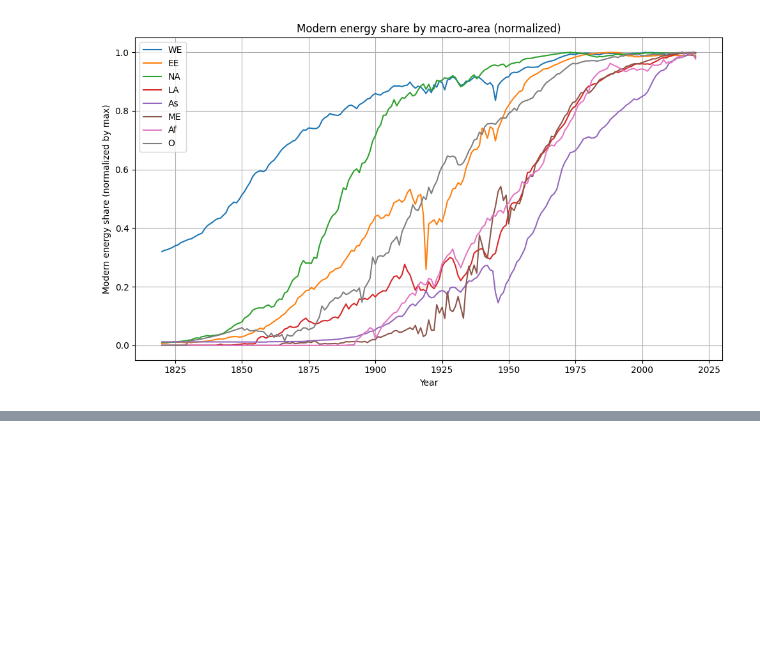
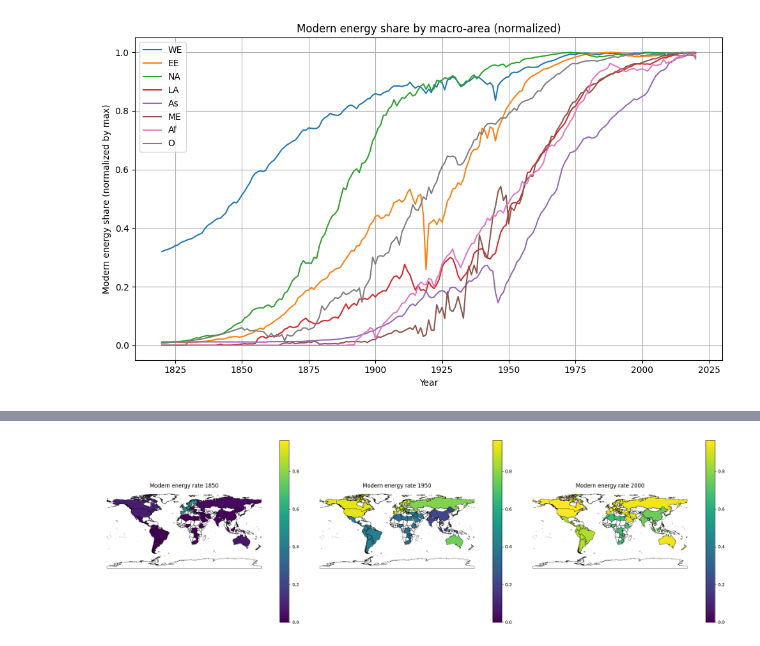
Before and after one commit to hgsl-general/2025_master_Tsuda, a Jupyter notebook: sotsuron/energy_transition_analysis/macro_data/macro_data_analysis.ipynb, the cells around one changed output, grey strips where cells are left out. Cells and saved outputs as stored; diff of their text form; code cells hidden in the pictures; blank space fills up the shorter version.

```diff
--- a/sotsuron/energy_transition_analysis/macro_data/macro_data_analysis.ipynb
+++ b/sotsuron/energy_transition_analysis/macro_data/macro_data_analysis.ipynb
@@ -241,0 +394,86 @@ plt.show()
+# %%
+import geopandas as gpd
+import matplotlib.pyplot as plt
+import unicodedata
+
+# =========================
+# 1. 国名のクリーニング
+# =========================
+def clean_name(s):
+    if not isinstance(s, str):
+        return s
+    s = unicodedata.normalize("NFKD", s)              # 上付き文字など分解
+    s = "".join(c for c in s if c.isalpha() or c in [" ", "."])
+    return s.strip()
+
+country_rate_plot = country_rate.copy()
+country_rate_plot["Country"] = country_rate_plot["Country"].apply(clean_name)
+
+# Natural Earth 側の国名に合わせる
+rename_dict = {
+    "Congo DR": "Democratic Republic of the Congo",
+    "Czechoslovakia": "Czechia",
+    "Ethiopia Eritrea": "Ethiopia",
+    "UK": "United Kingdom",
+    "USA": "United States of America",
+    "USSR": "Russia",
+    "Yugoslavia": "Serbia",
+}
+country_rate_plot["Country"] = country_rate_plot["Country"].replace(rename_dict)
+
+# =========================
+# 2. 世界地図データ読込み
+# =========================
+url = (
+    "https://naturalearth.s3.amazonaws.com/50m_cultural/"
+    "ne_50m_admin_0_countries.zip"
+)
+world = gpd.read_file(url)
+world = world.rename(columns={"ADMIN": "Country"})
+
+# （確認したければ）
+# world_names = set(world["Country"])
+# print(sorted(set(country_rate_plot["Country"]) - world_names))
+
+# カラーバー共通スケール
+vmin = country_rate_plot["modern_rate"].min()
+vmax = country_rate_plot["modern_rate"].max()
+
+# =========================
+# 3. 1850 / 1950 / 2000 を描画
+# =========================
+fig, axes = plt.subplots(1, 3, figsize=(20, 6))
+
+for ax, y in zip(axes, target_years):
+    # 下地：全世界の国境線（全部表示）
+    world.plot(
+        ax=ax,
+        facecolor="none",
+        edgecolor="lightgrey",
+        linewidth=0.3,
+    )
+
+    # 対象年の 72カ国の値をマージ
+    df_y = country_rate_plot[country_rate_plot["Year"] == y]
+    gdf_y = world.merge(df_y, on="Country", how="left")
+
+    # modern_rate がある国だけ塗る
+    gdf_y.plot(
+        column="modern_rate",
+        cmap="viridis",
+        vmin=vmin,
+        vmax=vmax,
+        linewidth=0.4,
+        edgecolor="black",
+        legend=True,
+        ax=ax,
+        missing_kwds={"color": "none"},  # 値なし国は塗らない
+    )
+
+    ax.set_title(f"Modern energy rate {y}")
+    ax.set_axis_off()
+
+plt.tight_layout()
+plt.show()
+# %% [output]
+[figure, added]
```
Also changed, not shown: parts of 9 cells of this notebook, 6 other files.
